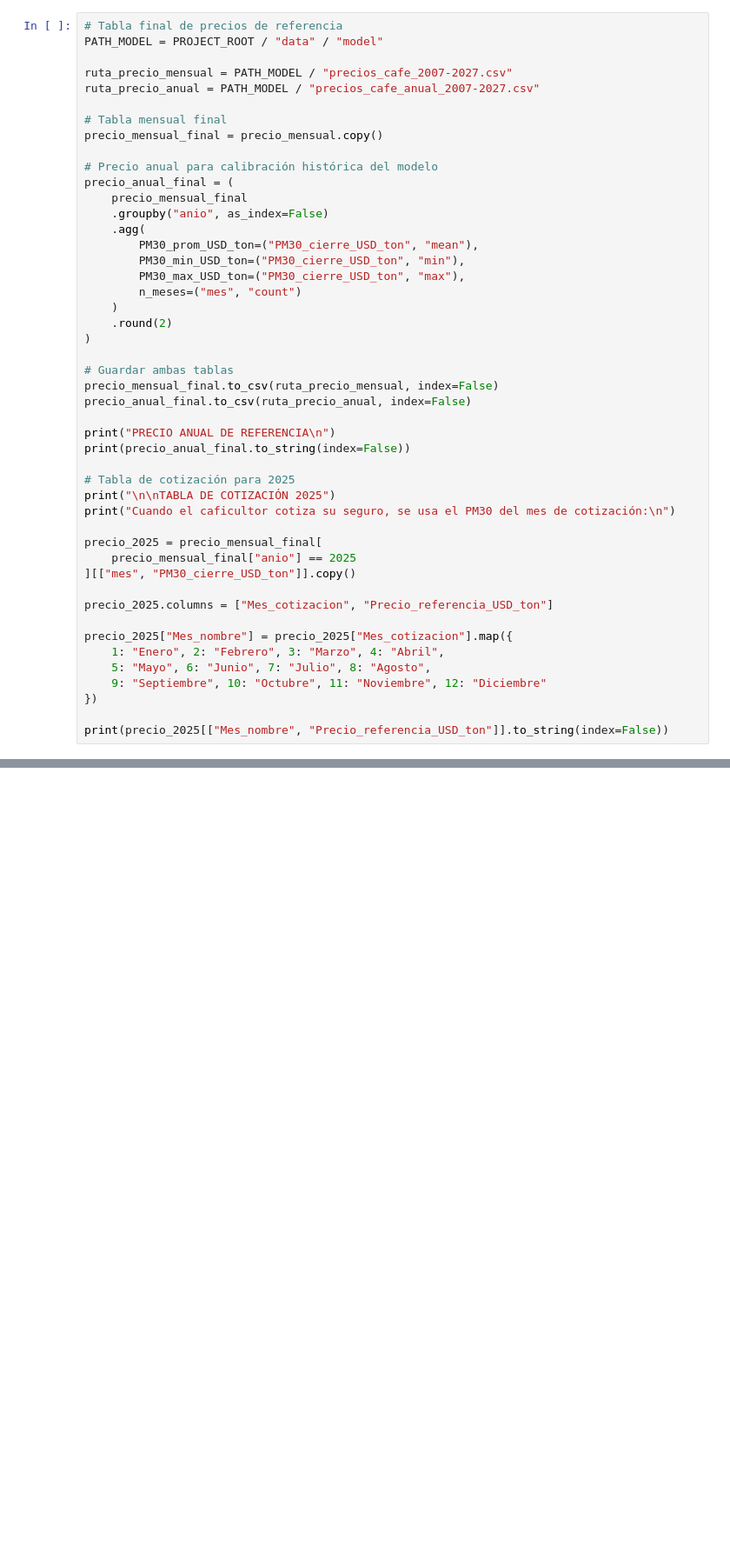
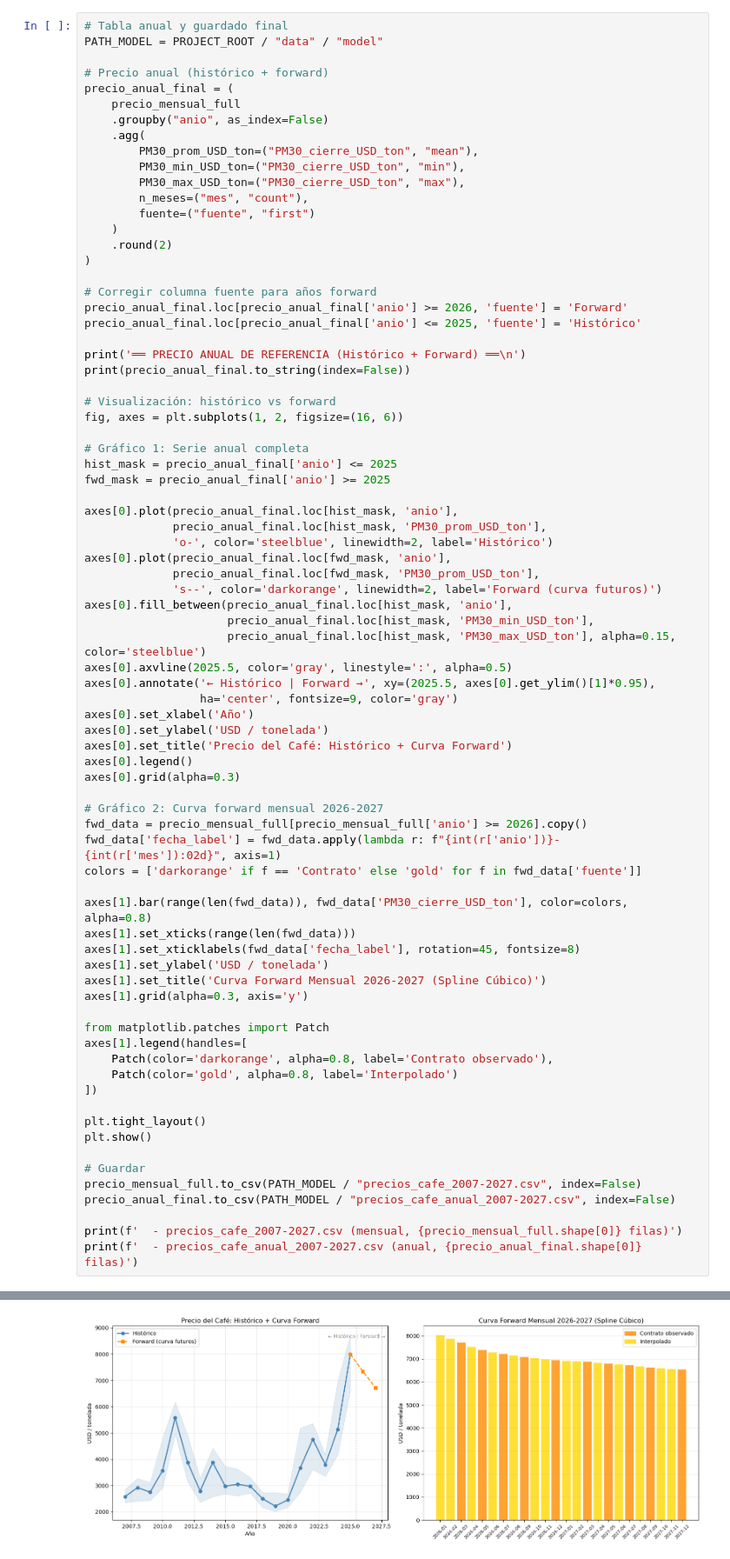
Before and after one commit to danieloliv44/proyecto_aplicado_en_analitica_de_datos, a Jupyter notebook: notebooks/modelado/02_precios.ipynb, the cells around one changed output, grey strips where cells are left out. Shown at 87% size. Drawn from its saved outputs; the diff is of its cells as text; blank space fills up the shorter version.

```diff
--- a/notebooks/modelado/02_precios.ipynb
+++ b/notebooks/modelado/02_precios.ipynb
@@ -178,48 +209,78 @@ Primeras filas:
 # %%
-# Tabla final de precios de referencia
+# Tabla anual y guardado final
 PATH_MODEL = PROJECT_ROOT / "data" / "model"
 
-ruta_precio_mensual = PATH_MODEL / "precios_cafe_2007-2027.csv"
-ruta_precio_anual = PATH_MODEL / "precios_cafe_anual_2007-2027.csv"
-
-# Tabla mensual final
-precio_mensual_final = precio_mensual.copy()
-
-# Precio anual para calibración histórica del modelo
+# Precio anual (histórico + forward)
 precio_anual_final = (
-    precio_mensual_final
+    precio_mensual_full
     .groupby("anio", as_index=False)
     .agg(
         PM30_prom_USD_ton=("PM30_cierre_USD_ton", "mean"),
         PM30_min_USD_ton=("PM30_cierre_USD_ton", "min"),
         PM30_max_USD_ton=("PM30_cierre_USD_ton", "max"),
-        n_meses=("mes", "count")
+        n_meses=("mes", "count"),
+        fuente=("fuente", "first")
     )
     .round(2)
 )
 
-# Guardar ambas tablas
-precio_mensual_final.to_csv(ruta_precio_mensual, index=False)
-precio_anual_final.to_csv(ruta_precio_anual, index=False)
+# Corregir columna fuente para años forward
+precio_anual_final.loc[precio_anual_final['anio'] >= 2026, 'fuente'] = 'Forward'
+precio_anual_final.loc[precio_anual_final['anio'] <= 2025, 'fuente'] = 'Histórico'
 
-print("PRECIO ANUAL DE REFERENCIA\n")
+print('══ PRECIO ANUAL DE REFERENCIA (Histórico + Forward) ══\n')
 print(precio_anual_final.to_string(index=False))
 
-# Tabla de cotización para 2025
-print("\n\nTABLA DE COTIZACIÓN 2025")
-print("Cuando el caficultor cotiza su seguro, se usa el PM30 del mes de cotización:\n")
+# Visualización: histórico vs forward
+fig, axes = plt.subplots(1, 2, figsize=(16, 6))
 
-precio_2025 = precio_mensual_final[
-    precio_mensual_final["anio"] == 2025
-][["mes", "PM30_cierre_USD_ton"]].copy()
+# Gráfico 1: Serie anual completa
+hist_mask = precio_anual_final['anio'] <= 2025
+fwd_mask = precio_anual_final['anio'] >= 2025
 
-precio_2025.columns = ["Mes_cotizacion", "Precio_referencia_USD_ton"]
+axes[0].plot(precio_anual_final.loc[hist_mask, 'anio'],
+             precio_anual_final.loc[hist_mask, 'PM30_prom_USD_ton'],
+             'o-', color='steelblue', linewidth=2, label='Histórico')
+axes[0].plot(precio_anual_final.loc[fwd_mask, 'anio'],
+             precio_anual_final.loc[fwd_mask, 'PM30_prom_USD_ton'],
+             's--', color='darkorange', linewidth=2, label='Forward (curva futuros)')
+axes[0].fill_between(precio_anual_final.loc[hist_mask, 'anio'],
+                     precio_anual_final.loc[hist_mask, 'PM30_min_USD_ton'],
+                     precio_anual_final.loc[hist_mask, 'PM30_max_USD_ton'], alpha=0.15, color='steelblue')
+axes[0].axvline(2025.5, color='gray', linestyle=':', alpha=0.5)
+axes[0].annotate('← Histórico | Forward →', xy=(2025.5, axes[0].get_ylim()[1]*0.95),
+                 ha='center', fontsize=9, color='gray')
+axes[0].set_xlabel('Año')
+axes[0].set_ylabel('USD / tonelada')
+axes[0].set_title('Precio del Café: Histórico + Curva Forward')
+axes[0].legend()
+axes[0].grid(alpha=0.3)
 
-precio_2025["Mes_nombre"] = precio_2025["Mes_cotizacion"].map({
-    1: "Enero", 2: "Febrero", 3: "Marzo", 4: "Abril",
-    5: "Mayo", 6: "Junio", 7: "Julio", 8: "Agosto",
-    9: "Septiembre", 10: "Octubre", 11: "Noviembre", 12: "Diciembre"
-})
+# Gráfico 2: Curva forward mensual 2026-2027
+fwd_data = precio_mensual_full[precio_mensual_full['anio'] >= 2026].copy()
+fwd_data['fecha_label'] = fwd_data.apply(lambda r: f"{int(r['anio'])}-{int(r['mes']):02d}", axis=1)
+colors = ['darkorange' if f == 'Contrato' else 'gold' for f in fwd_data['fuente']]
 
-print(precio_2025[["Mes_nombre", "Precio_referencia_USD_ton"]].to_string(index=False))
+axes[1].bar(range(len(fwd_data)), fwd_data['PM30_cierre_USD_ton'], color=colors, alpha=0.8)
+axes[1].set_xticks(range(len(fwd_data)))
+axes[1].set_xticklabels(fwd_data['fecha_label'], rotation=45, fontsize=8)
+axes[1].set_ylabel('USD / tonelada')
+axes[1].set_title('Curva Forward Mensual 2026-2027 (Spline Cúbico)')
+axes[1].grid(alpha=0.3, axis='y')
+
+from matplotlib.patches import Patch
+axes[1].legend(handles=[
+    Patch(color='darkorange', alpha=0.8, label='Contrato observado'),
+    Patch(color='gold', alpha=0.8, label='Interpolado')
+])
+
+plt.tight_layout()
+plt.show()
+
+# Guardar
+precio_mensual_full.to_csv(PATH_MODEL / "precios_cafe_2007-2027.csv", index=False)
+precio_anual_final.to_csv(PATH_MODEL / "precios_cafe_anual_2007-2027.csv", index=False)
+
+print(f'  - precios_cafe_2007-2027.csv (mensual, {precio_mensual_full.shape[0]} filas)')
+print(f'  - precios_cafe_anual_2007-2027.csv (anual, {precio_anual_final.shape[0]} filas)')
 # %% [output]
@@ -242,0 +304 @@ Septiembre                    8351.32
+[figure, added]
```
Also changed, not shown: parts of 4 cells of this notebook, 2 other files.
